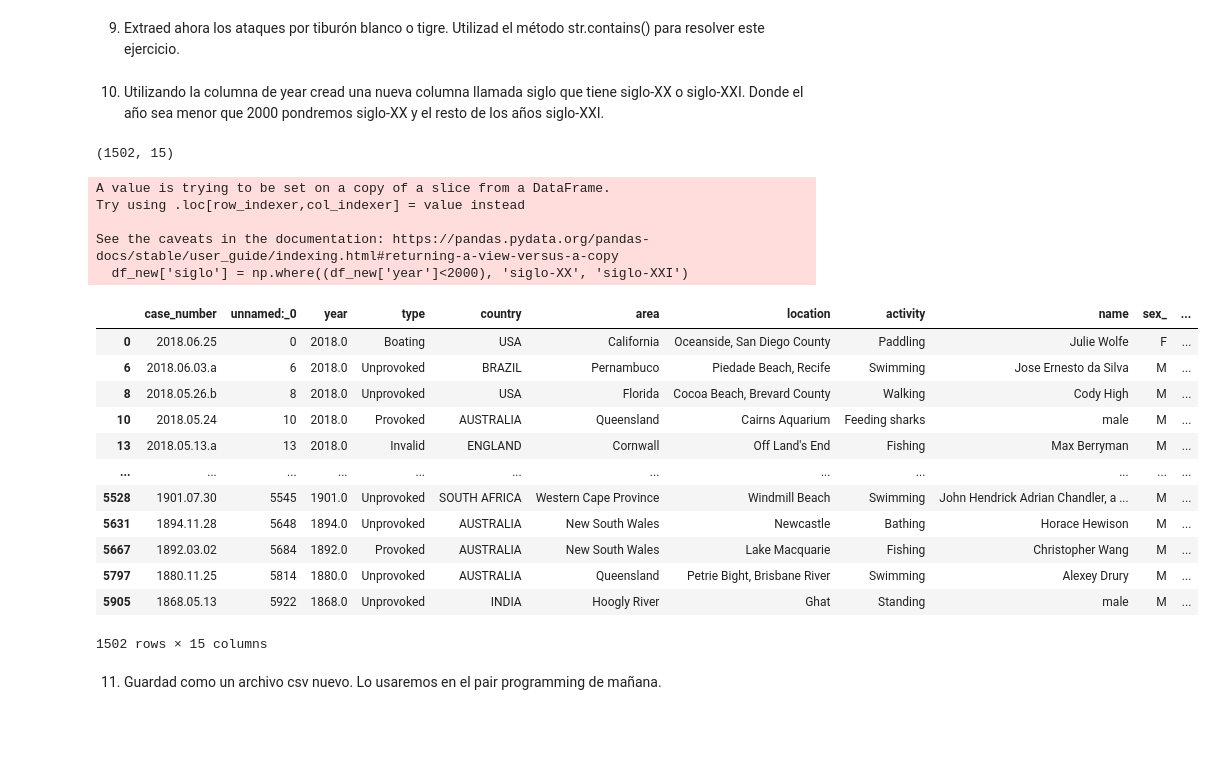
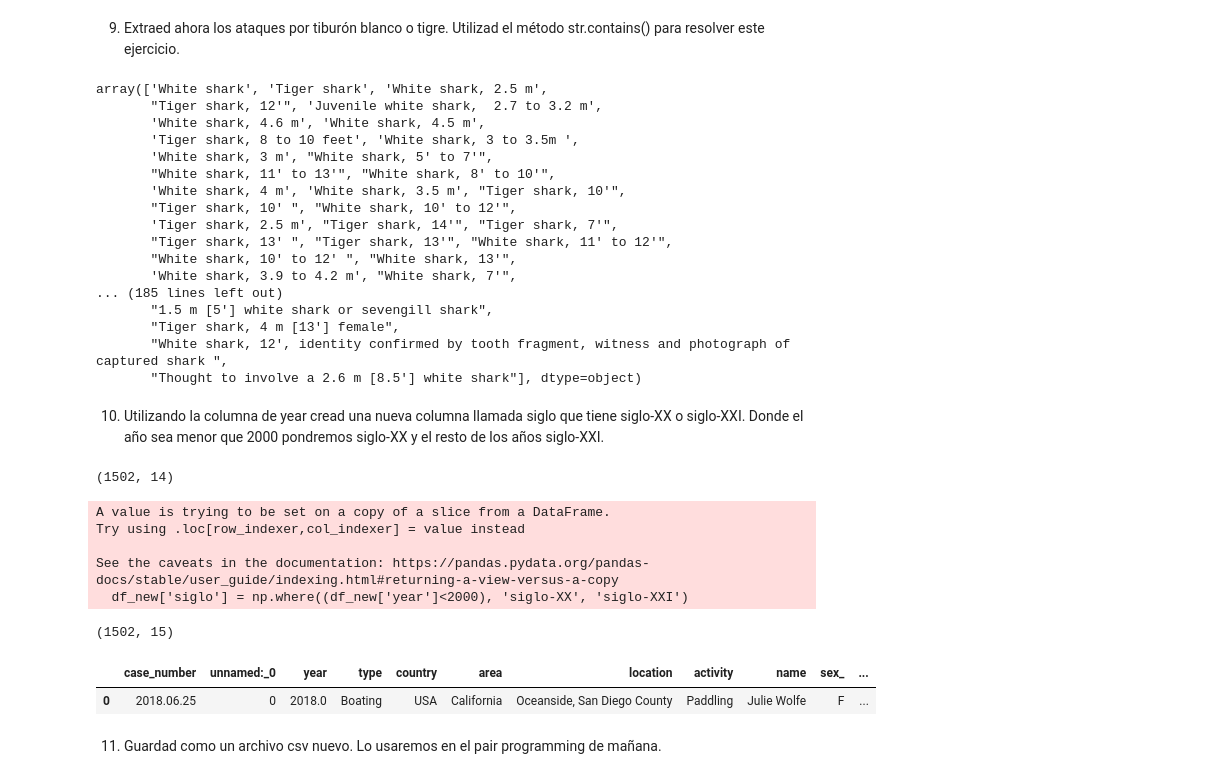
Before and after one commit to Adalab/DA-promo-b-modulo2-sprint-1-Antoanela-Chloe, a Jupyter notebook: pandas/pp-python-modulo-2-sprint-1-pandas-ejercicio-4-filtrado/pp-python-modulo-2-sprint-1-pandas-ejercicio-4-filtrado.ipynb, the cells around one changed output. Cells and saved outputs as stored; diff of their text form; code cells hidden in the pictures; blank space fills up the shorter version.

```diff
--- a/pandas/pp-python-modulo-2-sprint-1-pandas-ejercicio-4-filtrado/pp-python-modulo-2-sprint-1-pandas-ejercicio-4-filtrado.ipynb
+++ b/pandas/pp-python-modulo-2-sprint-1-pandas-ejercicio-4-filtrado/pp-python-modulo-2-sprint-1-pandas-ejercicio-4-filtrado.ipynb
@@ -240,11 +280,36 @@ years = df[df['year'].isin([])]
 # %% [markdown]
 9. Extraed ahora los ataques por tiburón blanco o tigre. Utilizad el método str.contains() para resolver este ejercicio.
+# %%
+white_tiger_shark = df_new[(df_new['species_'].str.contains('white', regex= True, case = False)) |
+                           (df_new['species_'].str.contains('tiger', regex= True, case = False))]
+
+white_tiger_shark['species_'].unique()
+# %% [output]
+array(['White shark', 'Tiger shark', 'White shark, 2.5 m',
+       "Tiger shark, 12'", 'Juvenile white shark,  2.7 to 3.2 m',
+       'White shark, 4.6 m', 'White shark, 4.5 m',
+       'Tiger shark, 8 to 10 feet', 'White shark, 3 to 3.5m ',
+       'White shark, 3 m', "White shark, 5' to 7'",
+       "White shark, 11' to 13'", "White shark, 8' to 10'",
+       'White shark, 4 m', 'White shark, 3.5 m', "Tiger shark, 10'",
+       "Tiger shark, 10' ", "White shark, 10' to 12'",
+       'Tiger shark, 2.5 m', "Tiger shark, 14'", "Tiger shark, 7'",
+       "Tiger shark, 13' ", "Tiger shark, 13'", "White shark, 11' to 12'",
+       "White shark, 10' to 12' ", "White shark, 13'",
+       'White shark, 3.9 to 4.2 m', "White shark, 7'",
+... (185 lines left out)
+       "1.5 m [5'] white shark or sevengill shark",
+       "Tiger shark, 4 m [13'] female",
+       "White shark, 12', identity confirmed by tooth fragment, witness and photograph of captured shark ",
+       "Thought to involve a 2.6 m [8.5'] white shark"], dtype=object)
 # %% [markdown]
 10. Utilizando la columna de year cread una nueva columna llamada siglo que tiene siglo-XX o siglo-XXI. Donde el año sea menor que 2000 pondremos siglo-XX y el resto de los años siglo-XXI.
-# %%
-df_new.shape
-# %% [output]
-(1502, 15)
+# %%
+# La forma de nuestro df antes de añadirle la columna:
+
+df_new.shape
+# %% [output]
+(1502, 14)
 # %%
 df_new['siglo'] = np.where((df_new['year']<2000), 'siglo-XX', 'siglo-XXI')
 # %% [output]
@@ -253,19 +318,14 @@ Try using .loc[row_indexer,col_indexer] = value instead
 
 See the caveats in the documentation: https://pandas.pydata.org/pandas-docs/stable/user_guide/indexing.html#returning-a-view-versus-a-copy
   df_new['siglo'] = np.where((df_new['year']<2000), 'siglo-XX', 'siglo-XXI')
+# %%
+# Comprobamos que se ha añadido la columna
+
+df_new.shape
+# %% [output]
+(1502, 15)
 # %%
-df_new
+df_new.head(1)
 # %% [output]
 |  | case_number | unnamed:_0 | year | type | country | area | location | activity | name | sex_ | ... |
 | 0 | 2018.06.25 | 0 | 2018.0 | Boating | USA | California | Oceanside, San Diego County | Paddling | Julie Wolfe | F | ... |
-| 6 | 2018.06.03.a | 6 | 2018.0 | Unprovoked | BRAZIL | Pernambuco | Piedade Beach, Recife | Swimming | Jose Ernesto da Silva | M | ... |
-| 8 | 2018.05.26.b | 8 | 2018.0 | Unprovoked | USA | Florida | Cocoa Beach, Brevard County | Walking | Cody High | M | ... |
-| 10 | 2018.05.24 | 10 | 2018.0 | Provoked | AUSTRALIA | Queensland | Cairns Aquarium | Feeding sharks | male | M | ... |
-| 13 | 2018.05.13.a | 13 | 2018.0 | Invalid | ENGLAND | Cornwall | Off Land's End | Fishing | Max Berryman | M | ... |
-| ... | ... | ... | ... | ... | ... | ... | ... | ... | ... | ... | ... |
-| 5528 | 1901.07.30 | 5545 | 1901.0 | Unprovoked | SOUTH AFRICA | Western Cape Province | Windmill Beach | Swimming | John Hendrick Adrian Chandler, a ... | M | ... |
-| 5631 | 1894.11.28 | 5648 | 1894.0 | Unprovoked | AUSTRALIA | New South Wales | Newcastle | Bathing | Horace Hewison | M | ... |
-| 5667 | 1892.03.02 | 5684 | 1892.0 | Provoked | AUSTRALIA | New South Wales | Lake Macquarie | Fishing | Christopher Wang | M | ... |
-| 5797 | 1880.11.25 | 5814 | 1880.0 | Unprovoked | AUSTRALIA | Queensland | Petrie Bight, Brisbane River | Swimming | Alexey Drury | M | ... |
-| 5905 | 1868.05.13 | 5922 | 1868.0 | Unprovoked | INDIA | Hoogly River | Ghat | Standing | male | M | ... |
-1502 rows × 15 columns
```
Also changed, not shown: parts of 9 cells of this notebook.
